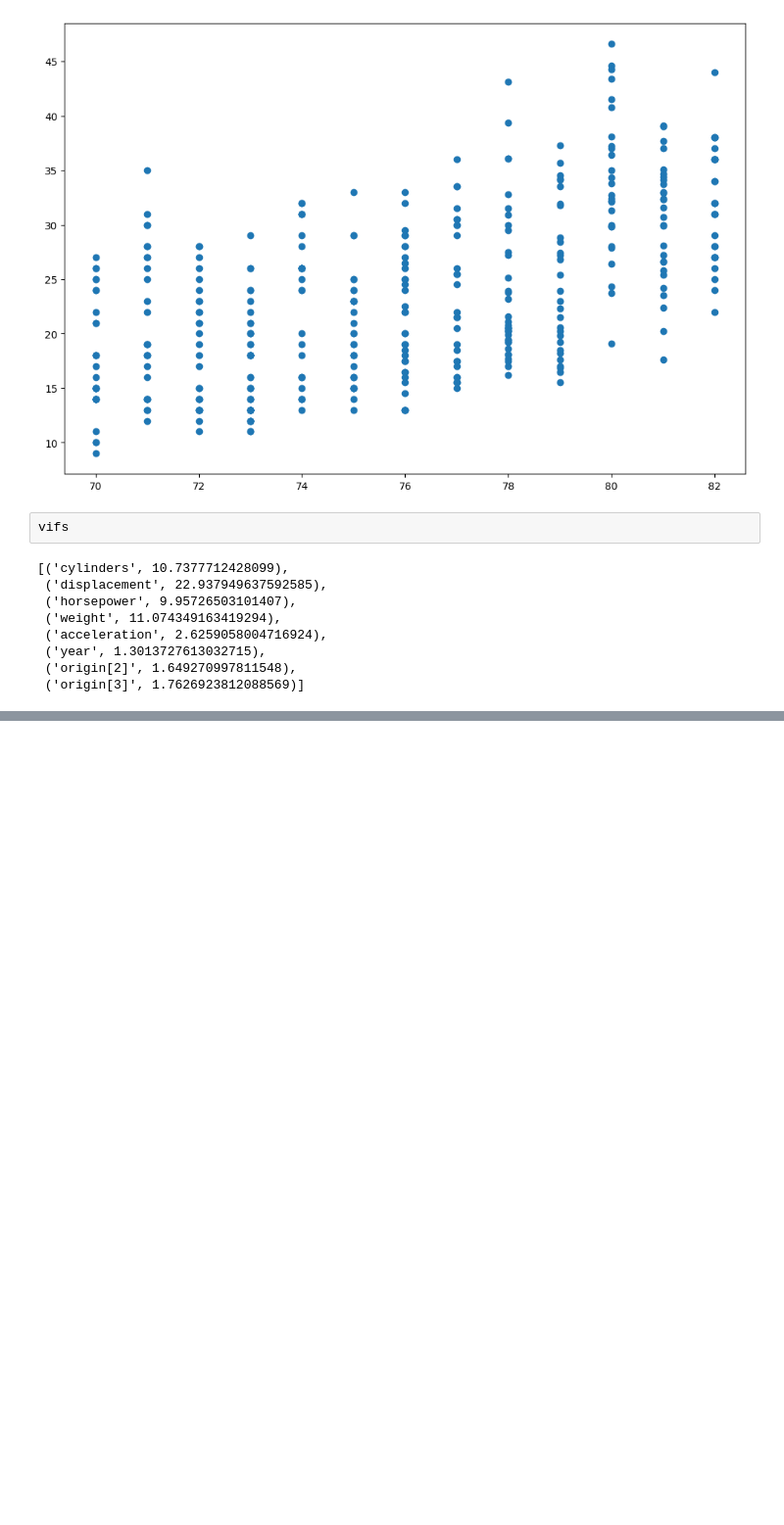
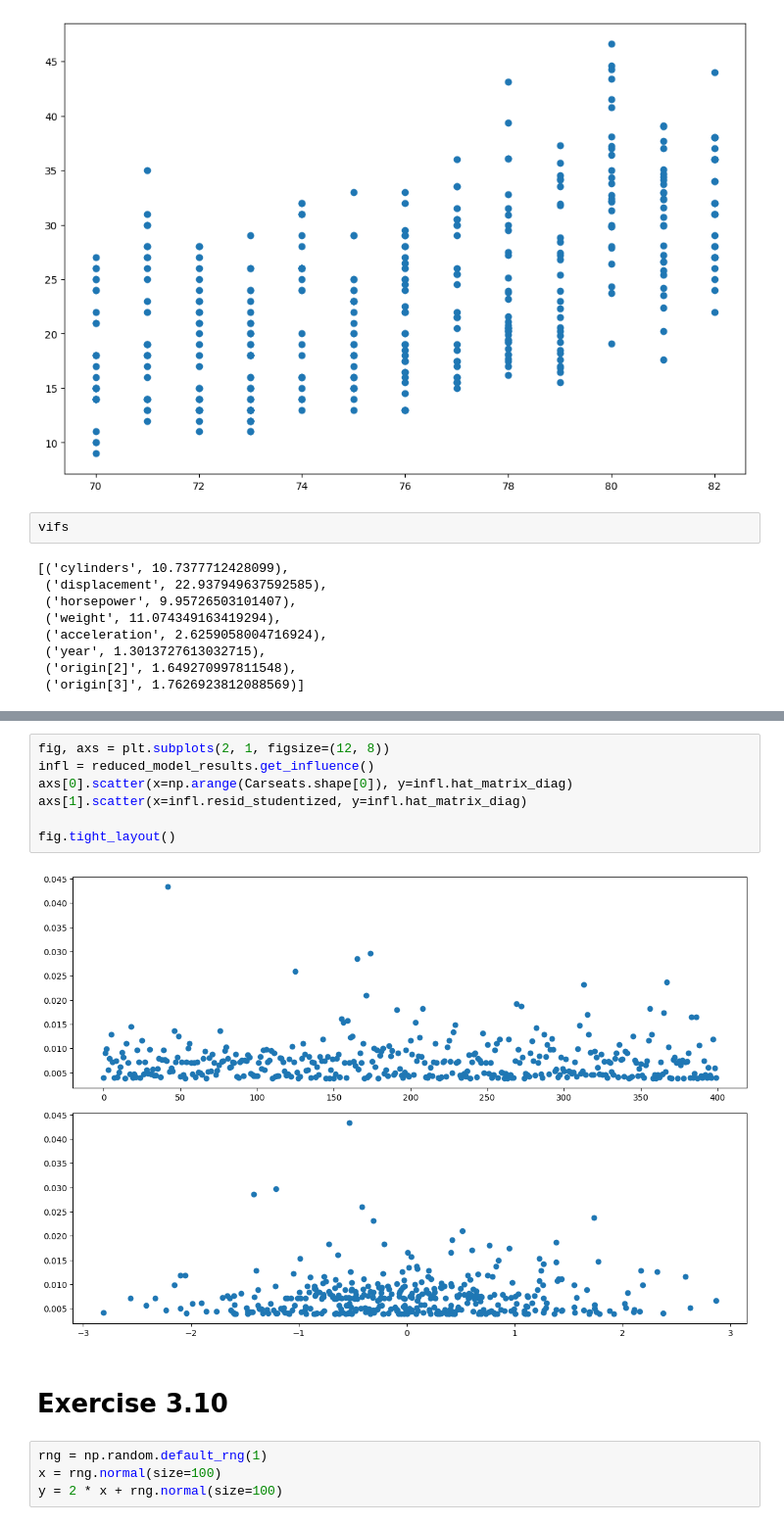
Before and after one commit to uggi121/ISLP_labs_applied, a Jupyter notebook: exercises_applied/Ch3.ipynb, the cells around one changed output, grey strips where cells are left out. Shown at 98% size. Cells and saved outputs as stored; diff of their text form; blank space fills up the shorter version.

Commit message:
Exercise 12

```diff
--- a/exercises_applied/Ch3.ipynb
+++ b/exercises_applied/Ch3.ipynb
@@ -595,0 +725,15 @@ vifs
+# %%
+fig, axs = plt.subplots(2, 1, figsize=(12, 8))
+infl = reduced_model_results.get_influence()
+axs[0].scatter(x=np.arange(Carseats.shape[0]), y=infl.hat_matrix_diag)
+axs[1].scatter(x=infl.resid_studentized, y=infl.hat_matrix_diag)
+
+fig.tight_layout()
+# %% [output]
+[figure, added]
+# %% [markdown]
+# Exercise 3.10
+# %%
+rng = np.random.default_rng(1)
+x = rng.normal(size=100)
+y = 2 * x + rng.normal(size=100)
```
Also changed, not shown: parts of 20 cells of this notebook.
